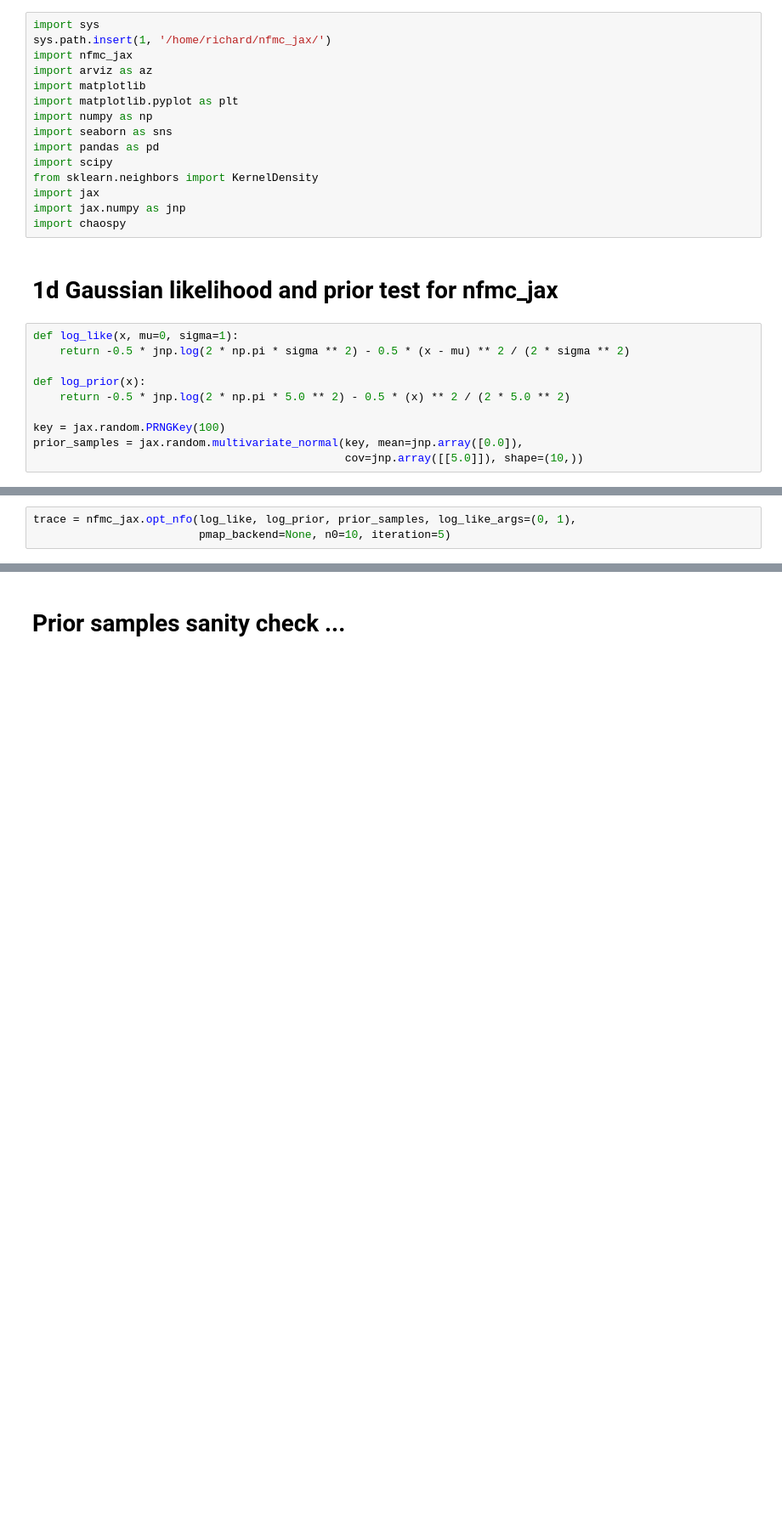
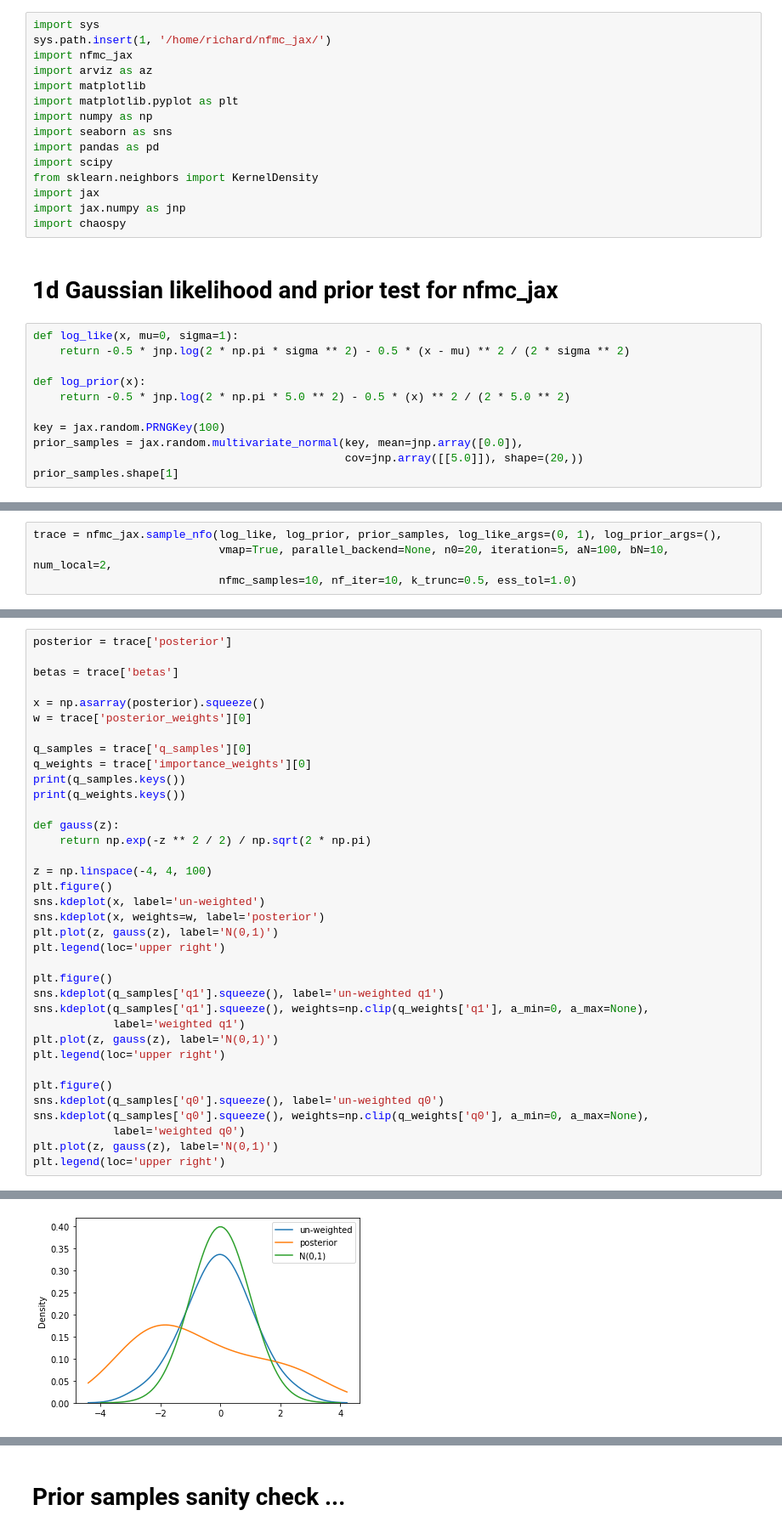
Before and after one commit to RichardGrumitt/nfmc_jax_tests, a Jupyter notebook: nfmc_jax_tests.ipynb, the cells around one changed output, grey strips where cells are left out. Shown: that part at 85% size. Saved outputs shown, nothing was run; the diff lists cells and outputs as text; blank space fills up the shorter version.

```diff
--- a/nfmc_jax_tests.ipynb
+++ b/nfmc_jax_tests.ipynb
@@ -24,4 +24,5 @@ def log_prior(x):
 
 key = jax.random.PRNGKey(100)
 prior_samples = jax.random.multivariate_normal(key, mean=jnp.array([0.0]),
-                                               cov=jnp.array([[5.0]]), shape=(10,))
+                                               cov=jnp.array([[5.0]]), shape=(20,))
+prior_samples.shape[1]
@@ -28,5 +31,6 @@ prior_samples = jax.random.multivariate_normal(key, mean=jnp.array([0.0]),
 # %%
-trace = nfmc_jax.opt_nfo(log_like, log_prior, prior_samples, log_like_args=(0, 1),
-                         pmap_backend=None, n0=10, iteration=5)
+trace = nfmc_jax.sample_nfo(log_like, log_prior, prior_samples, log_like_args=(0, 1), log_prior_args=(),
+                            vmap=True, parallel_backend=None, n0=20, iteration=5, aN=100, bN=10, num_local=2,
+                            nfmc_samples=10, nf_iter=10, k_trunc=0.5, ess_tol=1.0)
 # %% [output]
 stage:  0
@@ -53,0 +75,37 @@ IndexError: The shape of the mask [10, 10] at index 1 does not match the shape o
+# %%
+posterior = trace['posterior']
+
+betas = trace['betas']
+
+x = np.asarray(posterior).squeeze()
+w = trace['posterior_weights'][0]
+
+q_samples = trace['q_samples'][0]
+q_weights = trace['importance_weights'][0]
+print(q_samples.keys())
+print(q_weights.keys())
+
+def gauss(z):
+    return np.exp(-z ** 2 / 2) / np.sqrt(2 * np.pi)
+
+z = np.linspace(-4, 4, 100)
+plt.figure()
+sns.kdeplot(x, label='un-weighted')
+sns.kdeplot(x, weights=w, label='posterior')
+plt.plot(z, gauss(z), label='N(0,1)')
+plt.legend(loc='upper right')
+
+plt.figure()
+sns.kdeplot(q_samples['q1'].squeeze(), label='un-weighted q1')
+sns.kdeplot(q_samples['q1'].squeeze(), weights=np.clip(q_weights['q1'], a_min=0, a_max=None),
+            label='weighted q1')
+plt.plot(z, gauss(z), label='N(0,1)')
+plt.legend(loc='upper right')
+
+plt.figure()
+sns.kdeplot(q_samples['q0'].squeeze(), label='un-weighted q0')
+sns.kdeplot(q_samples['q0'].squeeze(), weights=np.clip(q_weights['q0'], a_min=0, a_max=None),
+            label='weighted q0')
+plt.plot(z, gauss(z), label='N(0,1)')
+plt.legend(loc='upper right')
+# %% [output]
@@ -53,0 +115 @@ IndexError: The shape of the mask [10, 10] at index 1 does not match the shape o
+[figure, added]
```
Also changed, not shown: parts of 5 cells of this notebook.
